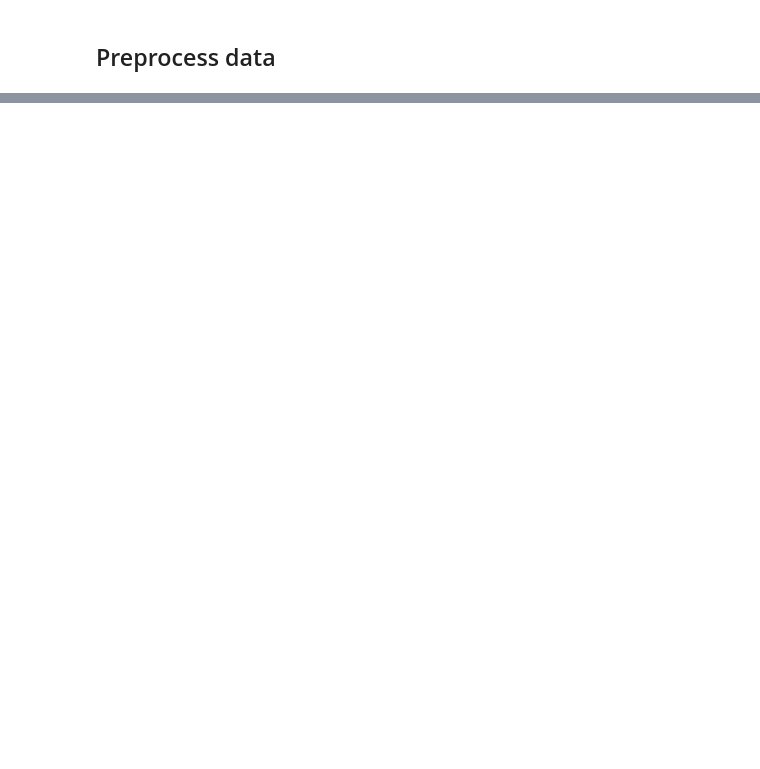
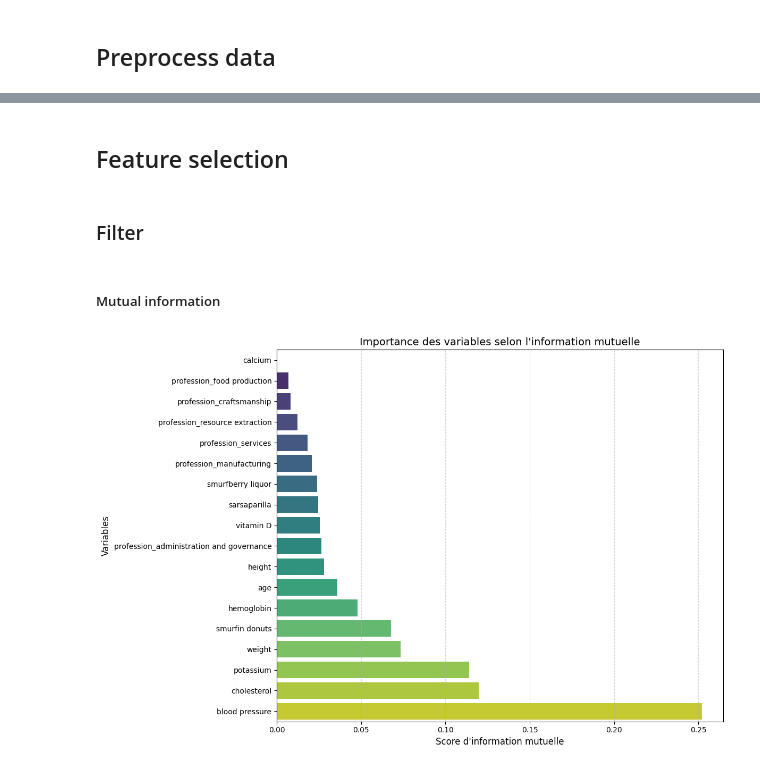
Before and after one commit to thomasrixen/LELEC2870-Project, a Jupyter notebook: Part1/Part1.ipynb, the cells around one changed output, grey strips where cells are left out. Cells and saved outputs as stored; diff of their text form; code cells hidden in the pictures; blank space fills up the shorter version.

Commit message:
preprocess & filters

```diff
--- a/Part1/Part1.ipynb
+++ b/Part1/Part1.ipynb
@@ -78,0 +103,2 @@ ValueError: could not convert string to float: 'heart_1466.png'
+# %% [markdown]
+## Feature selection
@@ -78,0 +130,20 @@ ValueError: could not convert string to float: 'heart_1466.png'
+# %% [markdown]
+### Filter
+# %% [markdown]
+##### Mutual information
+# %%
+mi_scores = mutual_info_regression(X_train, y_train.values.ravel())
+mi_series = pd.Series(mi_scores, index=X_train.columns).sort_values(ascending=True)
+
+
+# Visualisation améliorée
+plt.figure(figsize=(12, 8))
+sns.barplot(x=mi_series.values, y=mi_series.index, palette="viridis")
+plt.title("Importance des variables selon l'information mutuelle", fontsize=14)
+plt.xlabel("Score d'information mutuelle", fontsize=12)
+plt.ylabel("Variables", fontsize=12)
+plt.grid(axis='x', linestyle='--', alpha=0.5)
+plt.tight_layout()
+plt.show()
+# %% [output]
+[figure, added]
```
Also changed, not shown: parts of 15 cells of this notebook, 1 other file.
